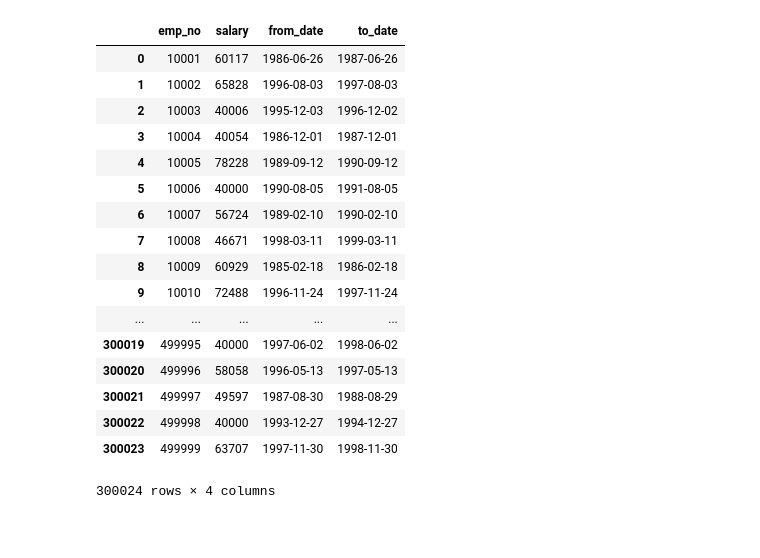
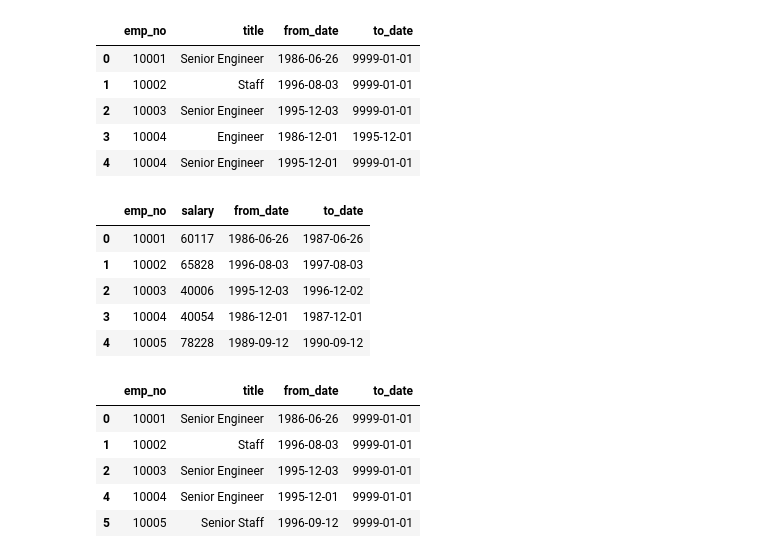
Before and after one commit to chienyuanhung/sql_data_analysis, a Jupyter notebook: sql_data_analysis.ipynb, the cells around one changed output. Cells and saved outputs as stored; diff of their text form; code cells hidden in the pictures; blank space fills up the shorter version.

```diff
--- a/sql_data_analysis.ipynb
+++ b/sql_data_analysis.ipynb
@@ -7,32 +9,45 @@ from pw import USERNAME, PW
 #engine = create_engine('postgresql+psycopg2://postgres:postgres@127.0.0.1:60819/ph_db')
 
 
-engine = create_engine(f'postgresql://postgres:postgres@localhost:5432/ph1_db')
+engine = create_engine(f'postgresql://{USERNAME}:{PW}@localhost:5432/ph1_db')
 # %%
 conn = engine.connect()
+# %%
+# read the table "titles" to pandas DataFrame titles
+titles = pd.read_sql("SELECT * FROM titles", conn)
+
+titles.head()
+# %% [output]
+|  | emp_no | title | from_date | to_date |
+| 0 | 10001 | Senior Engineer | 1986-06-26 | 9999-01-01 |
+| 1 | 10002 | Staff | 1996-08-03 | 9999-01-01 |
+| 2 | 10003 | Senior Engineer | 1995-12-03 | 9999-01-01 |
+| 3 | 10004 | Engineer | 1986-12-01 | 1995-12-01 |
+| 4 | 10004 | Senior Engineer | 1995-12-01 | 9999-01-01 |
 # %%
-titles = pd.read_sql("SELECT * FROM titles", conn)
-
+# read the table "salaries" to pandas DataFrame salaries
 salaries = pd.read_sql("SELECT * FROM salaries", conn)
 
 
-salaries
+salaries.head()
 # %% [output]
 |  | emp_no | salary | from_date | to_date |
 | 0 | 10001 | 60117 | 1986-06-26 | 1987-06-26 |
 | 1 | 10002 | 65828 | 1996-08-03 | 1997-08-03 |
 | 2 | 10003 | 40006 | 1995-12-03 | 1996-12-02 |
 | 3 | 10004 | 40054 | 1986-12-01 | 1987-12-01 |
 | 4 | 10005 | 78228 | 1989-09-12 | 1990-09-12 |
-| 5 | 10006 | 40000 | 1990-08-05 | 1991-08-05 |
-| 6 | 10007 | 56724 | 1989-02-10 | 1990-02-10 |
-| 7 | 10008 | 46671 | 1998-03-11 | 1999-03-11 |
-| 8 | 10009 | 60929 | 1985-02-18 | 1986-02-18 |
-| 9 | 10010 | 72488 | 1996-11-24 | 1997-11-24 |
-| ... | ... | ... | ... | ... |
-| 300019 | 499995 | 40000 | 1997-06-02 | 1998-06-02 |
-| 300020 | 499996 | 58058 | 1996-05-13 | 1997-05-13 |
-| 300021 | 499997 | 49597 | 1987-08-30 | 1988-08-29 |
-| 300022 | 499998 | 40000 | 1993-12-27 | 1994-12-27 |
-| 300023 | 499999 | 63707 | 1997-11-30 | 1998-11-30 |
-300024 rows × 4 columns
+# %%
+#get the current title for each employee from the title DataFrame
+
+import datetime
+
+current_titles = titles[titles['to_date']== datetime.date(9999, 1, 1)]
+current_titles.head()
+# %% [output]
+|  | emp_no | title | from_date | to_date |
+| 0 | 10001 | Senior Engineer | 1986-06-26 | 9999-01-01 |
+| 1 | 10002 | Staff | 1996-08-03 | 9999-01-01 |
+| 2 | 10003 | Senior Engineer | 1995-12-03 | 9999-01-01 |
+| 4 | 10004 | Senior Engineer | 1995-12-01 | 9999-01-01 |
+| 5 | 10005 | Senior Staff | 1996-09-12 | 9999-01-01 |
```
Also changed, not shown: parts of 5 cells of this notebook, 1 other file.
